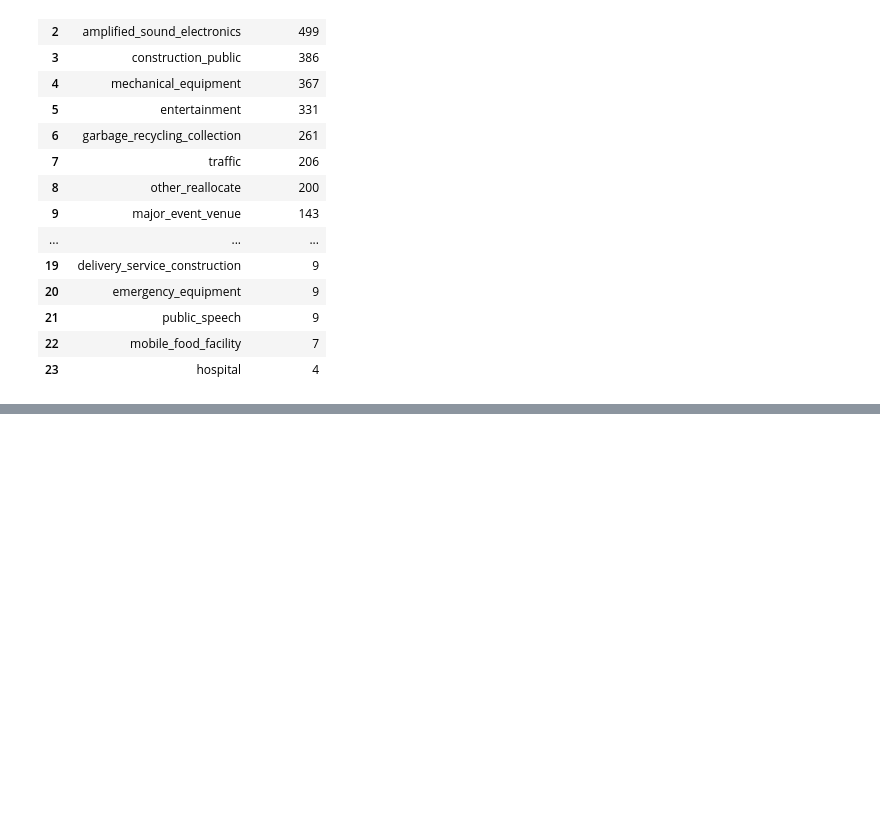
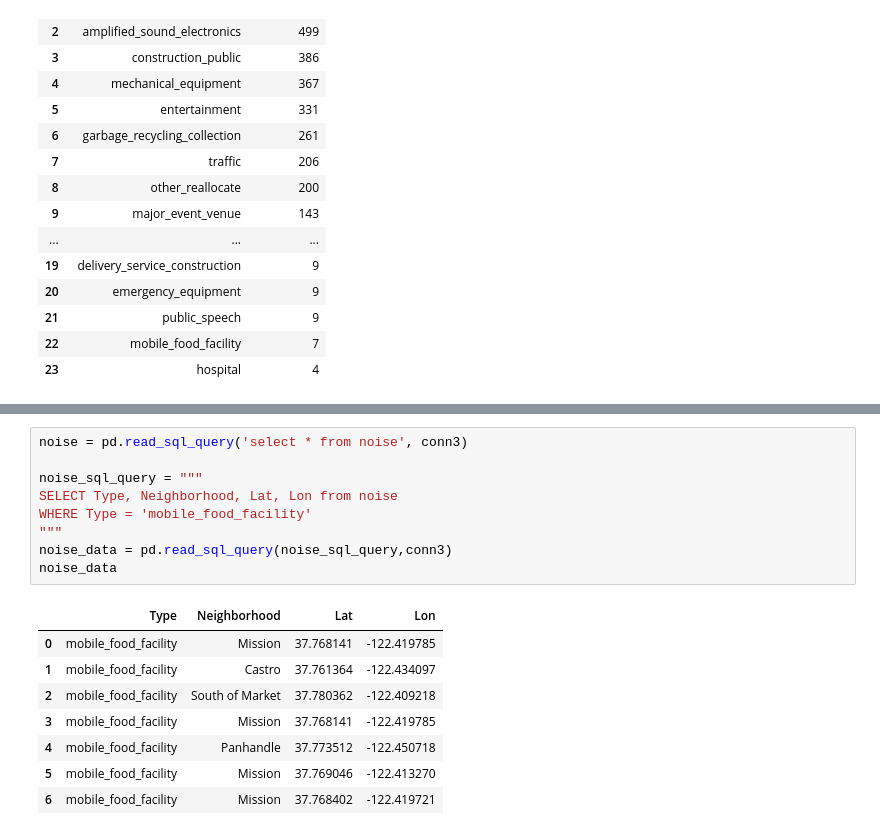
Before and after one commit to xtowang/Housing-in-SF, a Jupyter notebook: hw5.ipynb, the cells around one changed output, grey strips where cells are left out. Saved outputs shown, nothing was run; the diff lists cells and outputs as text; blank space fills up the shorter version.

```diff
--- a/hw5.ipynb
+++ b/hw5.ipynb
@@ -272,0 +268,18 @@ noise_data
+# %%
+noise = pd.read_sql_query('select * from noise', conn3)
+
+noise_sql_query = """
+SELECT Type, Neighborhood, Lat, Lon from noise
+WHERE Type = 'mobile_food_facility'
+"""
+noise_data = pd.read_sql_query(noise_sql_query,conn3)
+noise_data
+# %% [output]
+|  | Type | Neighborhood | Lat | Lon |
+| 0 | mobile_food_facility | Mission | 37.768141 | -122.419785 |
+| 1 | mobile_food_facility | Castro | 37.761364 | -122.434097 |
+| 2 | mobile_food_facility | South of Market | 37.780362 | -122.409218 |
+| 3 | mobile_food_facility | Mission | 37.768141 | -122.419785 |
+| 4 | mobile_food_facility | Panhandle | 37.773512 | -122.450718 |
+| 5 | mobile_food_facility | Mission | 37.769046 | -122.413270 |
+| 6 | mobile_food_facility | Mission | 37.768402 | -122.419721 |
```
Also changed, not shown: parts of 7 cells of this notebook.
